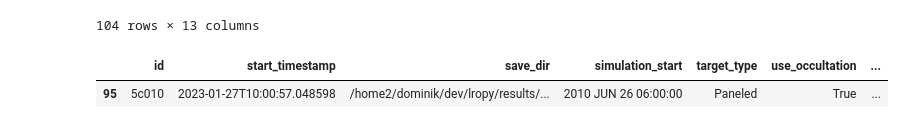
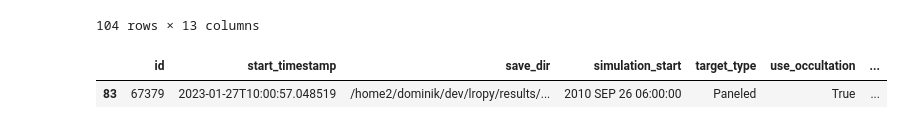
Before and after one commit to DominikStiller/tudelft-hpb-project, a Jupyter notebook: analysis/compare_all.ipynb, the cells around one changed output. Cells and saved outputs as stored; diff of their text form; code cells hidden in the pictures.

```diff
--- a/analysis/compare_all.ipynb
+++ b/analysis/compare_all.ipynb
@@ -40,14 +41,14 @@ metadata
 104 rows × 13 columns
 # %%
 metadata[
-    (metadata["simulation_start"] == "2010 JUN 26 06:00:00") &
+    (metadata["simulation_start"] == "2010 SEP 26 06:00:00") &
     (metadata["target_type"] == "Paneled") &
     (metadata["use_moon_radiation"]) &
     (metadata["use_occultation"]) &
     (metadata["number_of_panels_moon"] == 20000) &
-    (metadata["thermal_type"] == "AngleBased") &
+    (metadata["thermal_type"] == "Delayed") &
     (metadata["use_instantaneous_reradiation"] == False)
 ]
 # %% [output]
 |  | id | start_timestamp | save_dir | simulation_start | target_type | use_occultation | ... |
-| 95 | 5c010 | 2023-01-27T10:00:57.048598 | /home2/dominik/dev/lropy/results/... | 2010 JUN 26 06:00:00 | Paneled | True | ... |
+| 83 | 67379 | 2023-01-27T10:00:57.048519 | /home2/dominik/dev/lropy/results/... | 2010 SEP 26 06:00:00 | Paneled | True | ... |
```
Also changed, not shown: parts of 6 cells of this notebook, 27 other files.
